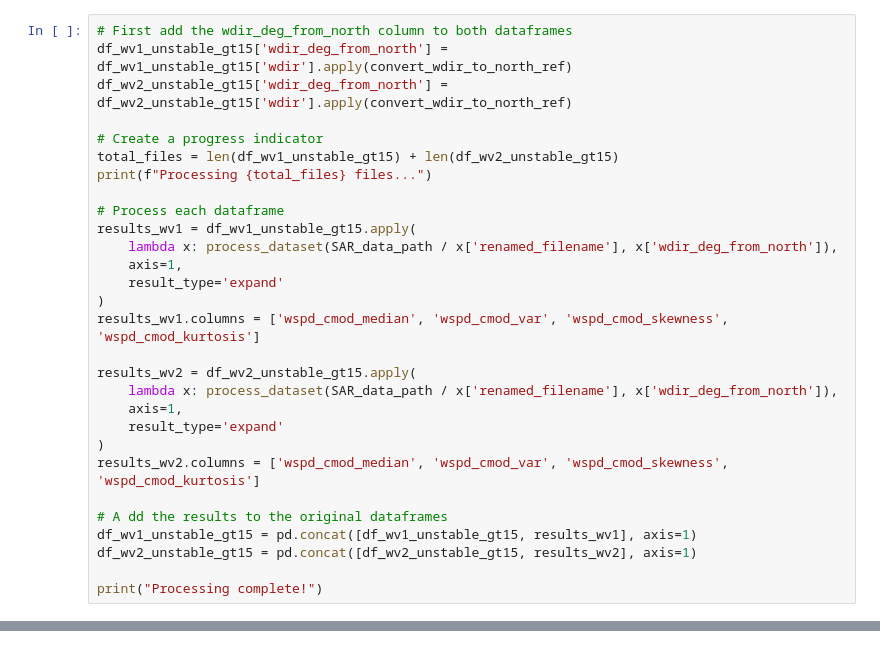
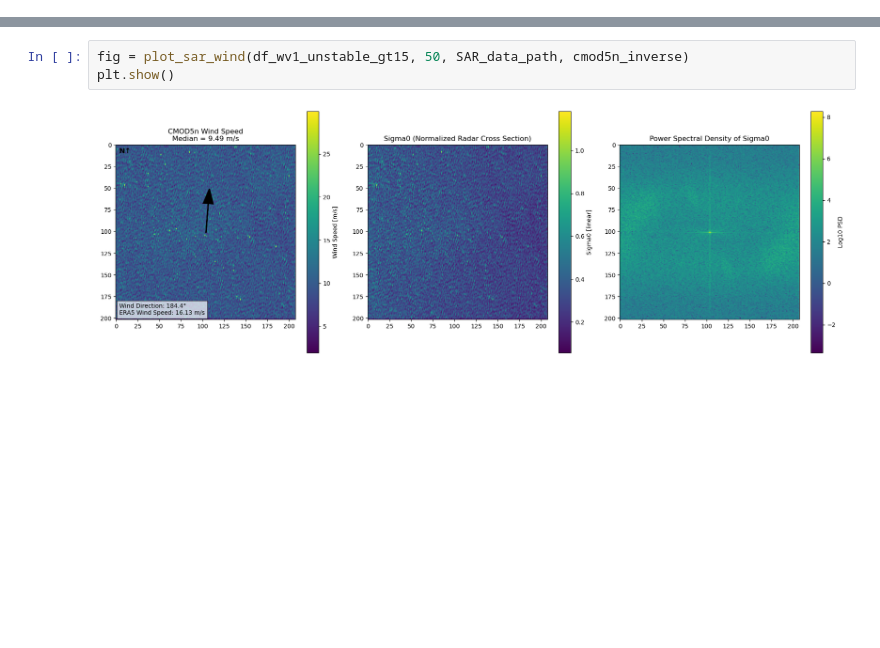
Before and after one commit to guin0x/msc-thesis, a Jupyter notebook: third_notebook.ipynb, the cells around one changed output, grey strips where cells are left out. Drawn from its saved outputs; the diff is of its cells as text; blank space fills up the shorter version.

```diff
--- a/third_notebook.ipynb
+++ b/third_notebook.ipynb
@@ -77,29 +20,0 @@ def process_dataset(file_path, wdir_deg_from_north):
-# %%
-# First add the wdir_deg_from_north column to both dataframes
-df_wv1_unstable_gt15['wdir_deg_from_north'] = df_wv1_unstable_gt15['wdir'].apply(convert_wdir_to_north_ref)
-df_wv2_unstable_gt15['wdir_deg_from_north'] = df_wv2_unstable_gt15['wdir'].apply(convert_wdir_to_north_ref)
-
-# Create a progress indicator
-total_files = len(df_wv1_unstable_gt15) + len(df_wv2_unstable_gt15)
-print(f"Processing {total_files} files...")
-
-# Process each dataframe
-results_wv1 = df_wv1_unstable_gt15.apply(
-    lambda x: process_dataset(SAR_data_path / x['renamed_filename'], x['wdir_deg_from_north']),
-    axis=1,
-    result_type='expand'
-)
-results_wv1.columns = ['wspd_cmod_median', 'wspd_cmod_var', 'wspd_cmod_skewness', 'wspd_cmod_kurtosis']
-
-results_wv2 = df_wv2_unstable_gt15.apply(
-    lambda x: process_dataset(SAR_data_path / x['renamed_filename'], x['wdir_deg_from_north']),
-    axis=1,
-    result_type='expand'
-)
-results_wv2.columns = ['wspd_cmod_median', 'wspd_cmod_var', 'wspd_cmod_skewness', 'wspd_cmod_kurtosis']
-
-# A dd the results to the original dataframes
-df_wv1_unstable_gt15 = pd.concat([df_wv1_unstable_gt15, results_wv1], axis=1)
-df_wv2_unstable_gt15 = pd.concat([df_wv2_unstable_gt15, results_wv2], axis=1)
-
-print("Processing complete!")
@@ -139,3 +43,8 @@ Index(['value', 'wm_type', 'lonlat_center', 'tif_path', 'process_status',
       dtype='object')
+# %%
+fig = plot_sar_wind(df_wv1_unstable_gt15, 50, SAR_data_path, cmod5n_inverse)
+plt.show()
+# %% [output]
+[figure, added]
 # %%
 # Create a figure with two subplots stacked vertically
```
Also changed, not shown: parts of 15 cells of this notebook, 9 other files.
